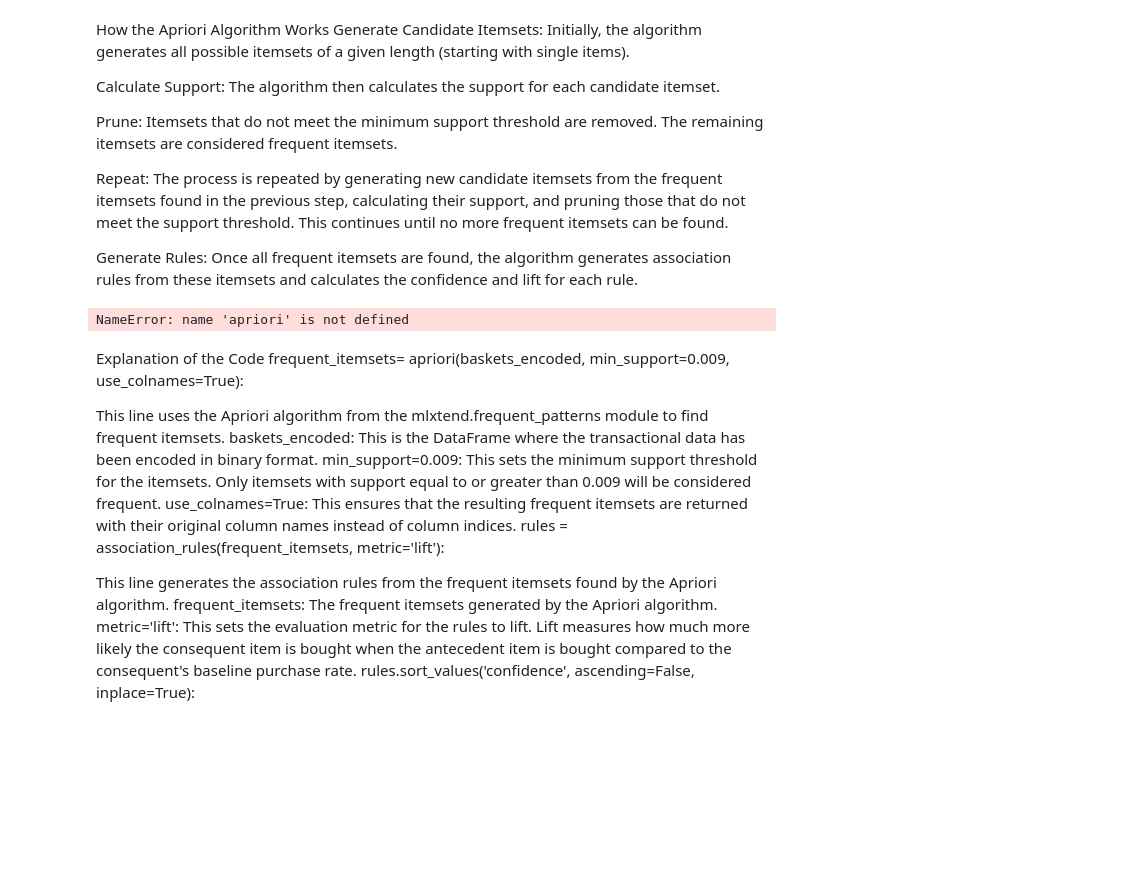
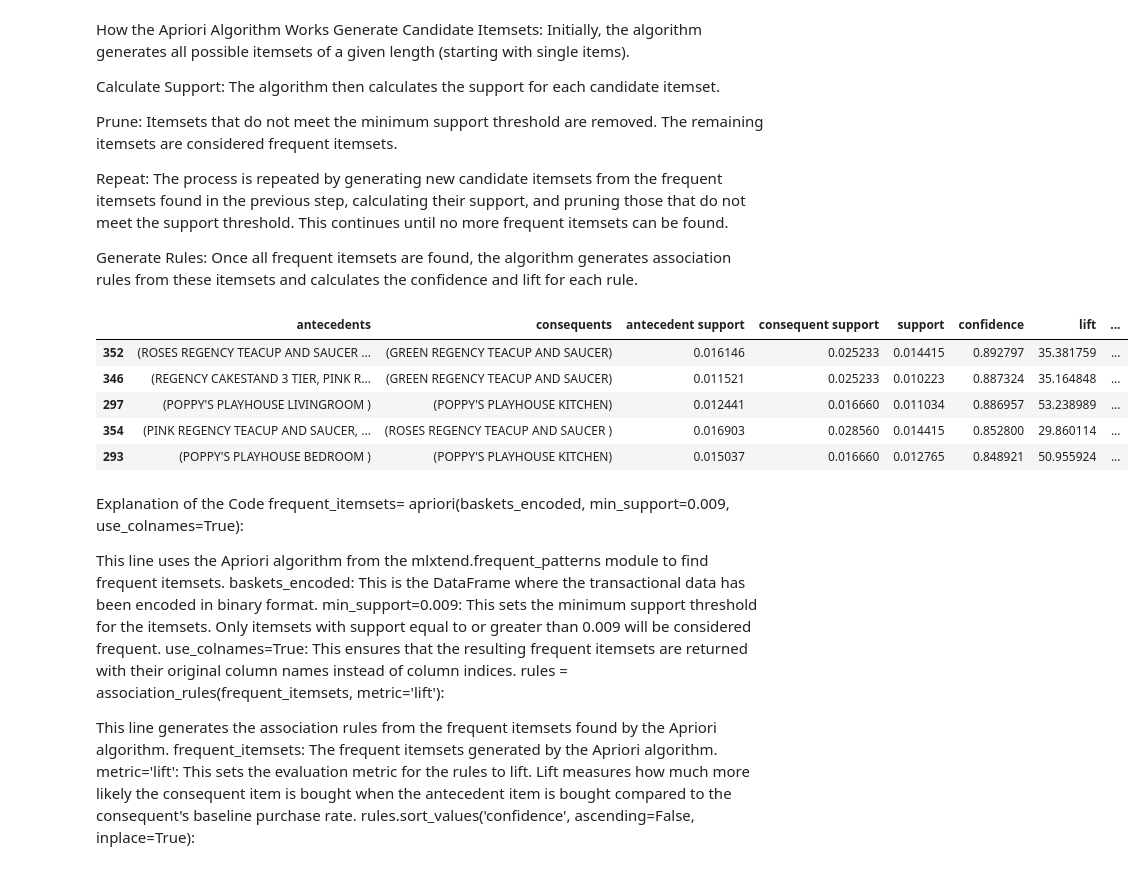
Before and after one commit to ChetanaYogeesh/MarketingAnalytics, a Jupyter notebook: MarketBasketAnalysis/Market+Basket+analysis.ipynb, the cells around one changed output. Drawn from its saved outputs; the diff is of its cells as text; code cells hidden in the pictures; blank space fills up the shorter version.

```diff
--- a/MarketBasketAnalysis/Market+Basket+analysis.ipynb
+++ b/MarketBasketAnalysis/Market+Basket+analysis.ipynb
@@ -226,12 +226,17 @@ Repeat: The process is repeated by generating new candidate itemsets from the fr
 
 Generate Rules: Once all frequent itemsets are found, the algorithm generates association rules from these itemsets and calculates the confidence and lift for each rule.
 # %%
-frequent_itemsets= apriori(baskets_binary,min_support=0.009,use_colnames=True)
+frequent_itemsets= apriori(baskets_binary,min_support=0.01,use_colnames=True)
 rules= association_rules(frequent_itemsets,metric='lift')
 rules.sort_values('confidence',ascending=False ,inplace=True)
 rules.head()
 # %% [output]
-NameError: name 'apriori' is not defined
+|  | antecedents | consequents | antecedent support | consequent support | support | confidence | lift | ... |
+| 352 | (ROSES REGENCY TEACUP AND SAUCER ... | (GREEN REGENCY TEACUP AND SAUCER) | 0.016146 | 0.025233 | 0.014415 | 0.892797 | 35.381759 | ... |
+| 346 | (REGENCY CAKESTAND 3 TIER, PINK R... | (GREEN REGENCY TEACUP AND SAUCER) | 0.011521 | 0.025233 | 0.010223 | 0.887324 | 35.164848 | ... |
+| 297 | (POPPY'S PLAYHOUSE LIVINGROOM ) | (POPPY'S PLAYHOUSE KITCHEN) | 0.012441 | 0.016660 | 0.011034 | 0.886957 | 53.238989 | ... |
+| 354 | (PINK REGENCY TEACUP AND SAUCER, ... | (ROSES REGENCY TEACUP AND SAUCER ) | 0.016903 | 0.028560 | 0.014415 | 0.852800 | 29.860114 | ... |
+| 293 | (POPPY'S PLAYHOUSE BEDROOM ) | (POPPY'S PLAYHOUSE KITCHEN) | 0.015037 | 0.016660 | 0.012765 | 0.848921 | 50.955924 | ... |
 # %% [markdown]
 Explanation of the Code
 frequent_itemsets= apriori(baskets_encoded, min_support=0.009, use_colnames=True):
```
Also changed, not shown: parts of 4 cells of this notebook, 2 other files.
